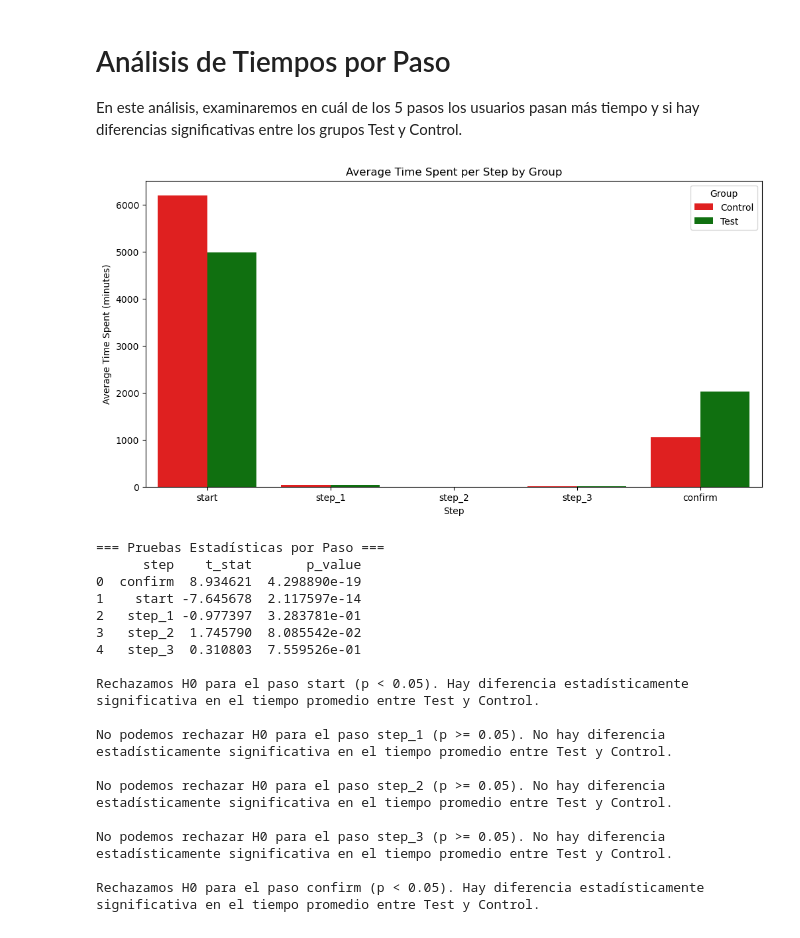
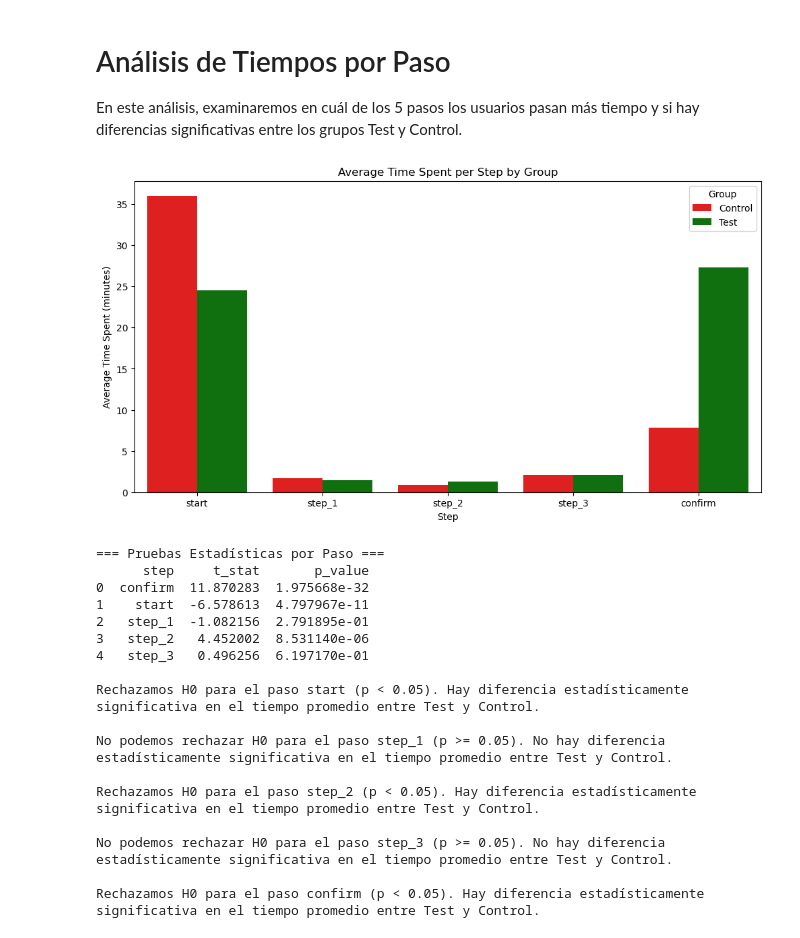
Before and after one commit to jesuserro/eda-testing-vanguard, a Jupyter notebook: src/kpi/1_4_CR_steps_analysis.ipynb, the cells around one changed output. Drawn from its saved outputs; the diff is of its cells as text; code cells hidden in the pictures.

```diff
--- a/src/kpi/1_4_CR_steps_analysis.ipynb
+++ b/src/kpi/1_4_CR_steps_analysis.ipynb
@@ -30,6 +30,9 @@ df = df.sort_values(by=['client_id', 'date_time'])
 # --------------------------------------------------
 df['time_spent'] = df.groupby('client_id')['date_time'].diff().dt.total_seconds()
 df['time_spent'] = df['time_spent'].fillna(0)
+
+# Filtrar valores anómalos (por ejemplo, tiempos mayores a 1 día)
+df = df[df['time_spent'] <= 86400]
 
 # --------------------------------------------------
 # PASO 5: Agrupar por usuario y paso para calcular el tiempo total en cada paso
@@ -62,47 +65,47 @@ plt.ylabel('Average Time Spent (minutes)')
 plt.legend(title='Group')
 plt.show()
 
 # --------------------------------------------------
 # PASO 9: Realizar pruebas estadísticas para cada paso
 # --------------------------------------------------
 results = []
 for step in step_data['process_step'].unique():
     test_times = step_data[(step_data['process_step'] == step) & (step_data['variation'] == 'Test')]['time_spent']
     control_times = step_data[(step_data['process_step'] == step) & (step_data['variation'] == 'Control')]['time_spent']
     t_stat, p_value = stats.ttest_ind(test_times, control_times)
     results.append({'step': step, 't_stat': t_stat, 'p_value': p_value})
 
 # Convertir los resultados a un DataFrame
 results_df = pd.DataFrame(results)
 
 # Mostrar los resultados
 print("=== Pruebas Estadísticas por Paso ===")
 print(results_df)
 
 # --------------------------------------------------
 # PASO 10: Conclusión
 # --------------------------------------------------
 for step in order:
     row = results_df[results_df['step'] == step].iloc[0]
     if row['p_value'] < 0.05:
         print(f"\nRechazamos H0 para el paso {row['step']} (p < 0.05). Hay diferencia estadísticamente significativa en el tiempo promedio entre Test y Control.")
     else:
         print(f"\nNo podemos rechazar H0 para el paso {row['step']} (p >= 0.05). No hay diferencia estadísticamente significativa en el tiempo promedio entre Test y Control.")
 # %% [output]
-[figure, old version]
+[figure, new version]
 === Pruebas Estadísticas por Paso ===
-      step    t_stat       p_value
-0  confirm  8.934621  4.298890e-19
-1    start -7.645678  2.117597e-14
-2   step_1 -0.977397  3.283781e-01
-3   step_2  1.745790  8.085542e-02
-4   step_3  0.310803  7.559526e-01
+      step     t_stat       p_value
+0  confirm  11.870283  1.975668e-32
+1    start  -6.578613  4.797967e-11
+2   step_1  -1.082156  2.791895e-01
+3   step_2   4.452002  8.531140e-06
+4   step_3   0.496256  6.197170e-01
 
 Rechazamos H0 para el paso start (p < 0.05). Hay diferencia estadísticamente significativa en el tiempo promedio entre Test y Control.
 
 No podemos rechazar H0 para el paso step_1 (p >= 0.05). No hay diferencia estadísticamente significativa en el tiempo promedio entre Test y Control.
 
-No podemos rechazar H0 para el paso step_2 (p >= 0.05). No hay diferencia estadísticamente significativa en el tiempo promedio entre Test y Control.
+Rechazamos H0 para el paso step_2 (p < 0.05). Hay diferencia estadísticamente significativa en el tiempo promedio entre Test y Control.
 
 No podemos rechazar H0 para el paso step_3 (p >= 0.05). No hay diferencia estadísticamente significativa en el tiempo promedio entre Test y Control.
 
```
